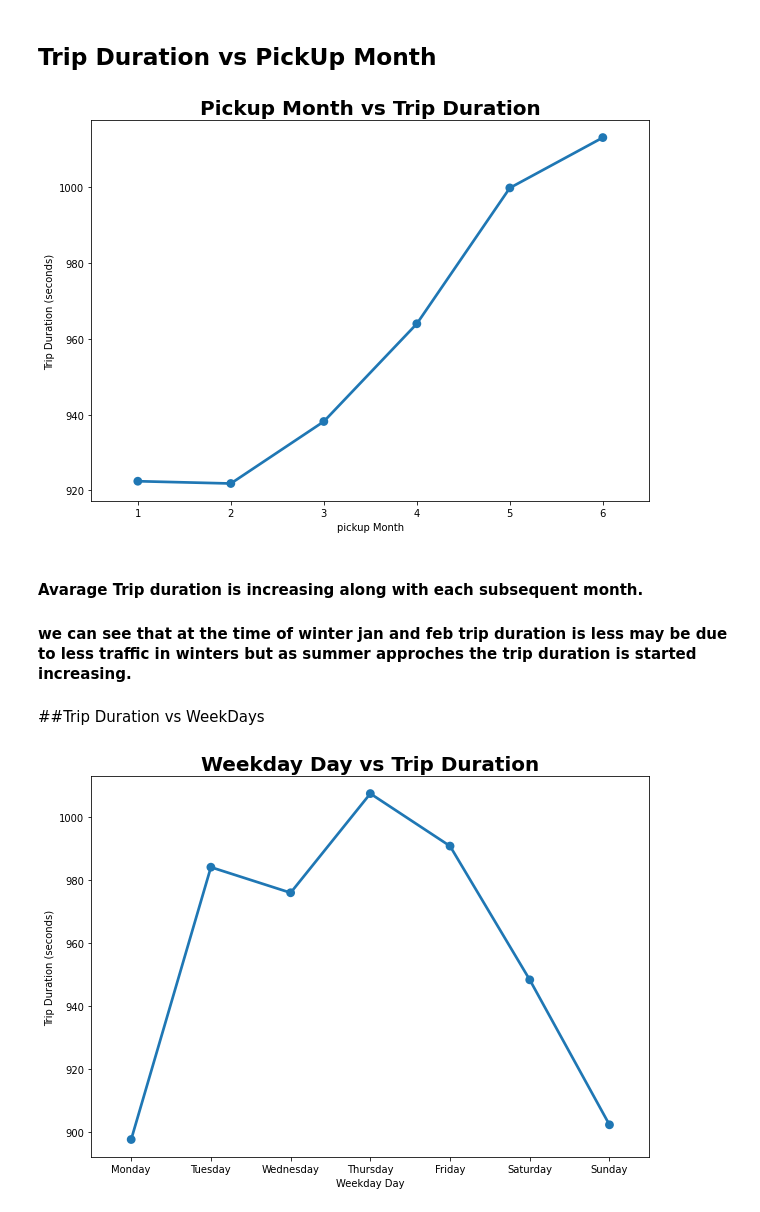
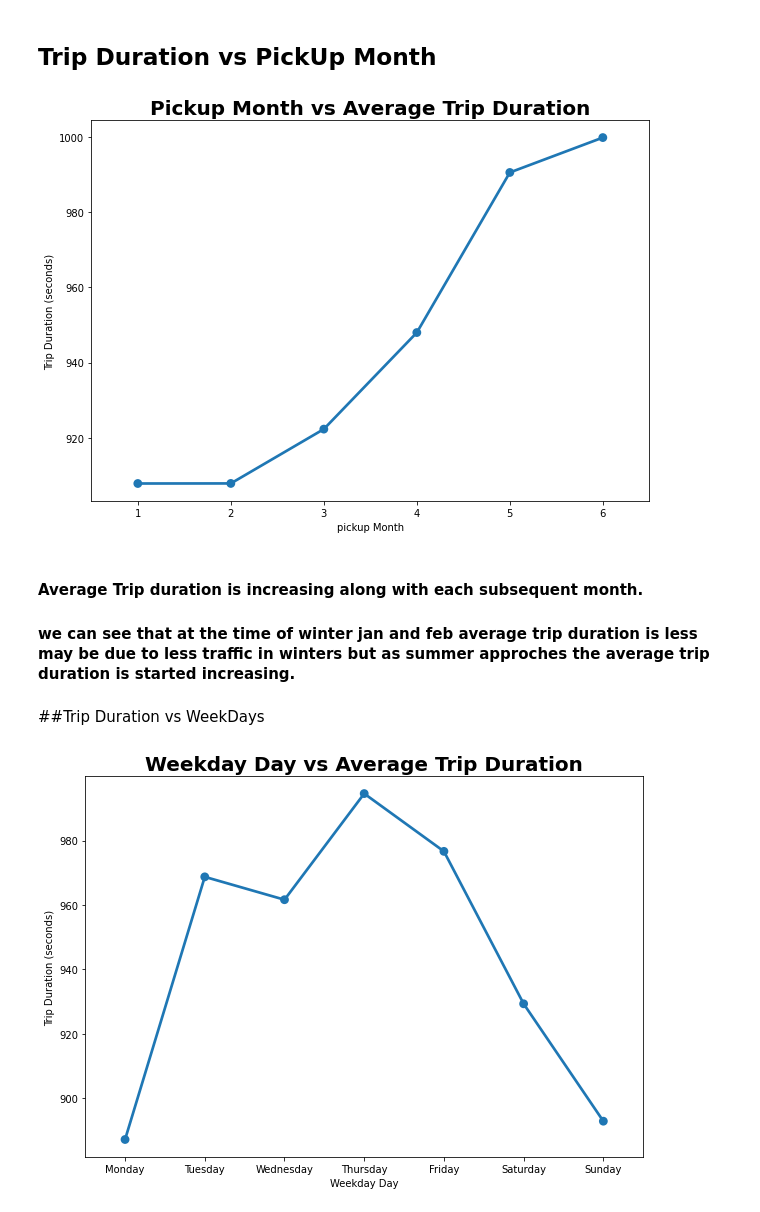
Before and after one commit to Kishan459/NYC-Taxi-Trip-Time_prediction, a Jupyter notebook: NYC_Taxi_Trip_Time_Prediction_Capstone_Project.ipynb, the cells around one changed output. Cells and saved outputs as stored; diff of their text form; code cells hidden in the pictures.

```diff
--- a/NYC_Taxi_Trip_Time_Prediction_Capstone_Project.ipynb
+++ b/NYC_Taxi_Trip_Time_Prediction_Capstone_Project.ipynb
@@ -161,6 +161,9 @@ def calculate_distance(df):
 # %%
 # calculating distance
 df['distance'] = df.apply(lambda x : calculate_distance(x),axis=1)
+# %%
+#Calculate Speed in km/h for further insights
+df['speed'] = round((df.distance/(df.trip_duration/3600)),2)
 # %%
 df.head()
 # %% [output]
@@ -450,0 +479,3 @@ sns.boxplot(df['distance'])
+# %%
+# removing outliers
+df = df[df['speed']<=104]
@@ -537,30 +579,30 @@ plt.show()
 # %% [markdown]
 ## Trip Duration vs PickUp Month
 # %%
-# visualization of PickUp Month and avarage trip duration
+# visualization of PickUp Month and Average trip duration
 td_pm = df.groupby('pickup_month')['trip_duration'].mean()
 plt.figure(figsize=(10,7))
 sns.pointplot(td_pm.index,td_pm.values)
 plt.ylabel('Trip Duration (seconds)')
 plt.xlabel('pickup Month')
-plt.title('Pickup Month vs Trip Duration',fontsize=20,weight='bold')
+plt.title('Pickup Month vs Average Trip Duration',fontsize=20,weight='bold')
 plt.show()
 # %% [output]
-[figure, old version]
+[figure, new version]
 # %% [markdown]
-#### Avarage Trip duration is increasing along with each subsequent month.
-#### we can see that at the time of winter jan and feb trip duration is less may be due to less traffic in winters but as summer approches the trip duration is started increasing.
+#### Average Trip duration is increasing along with each subsequent month.
+#### we can see that at the time of winter jan and feb average trip duration is less may be due to less traffic in winters but as summer approches the average trip duration is started increasing.
 # %% [markdown]
 ##Trip Duration vs WeekDays
 # %%
-# visualization of weekdays and avarage trip duration
+# visualization of weekdays and Average trip duration
 td_pwd = df.groupby('weekday_day')['trip_duration'].mean()
 plt.figure(figsize=(10,7))
 sns.pointplot(td_pwd.index,td_pwd.values,order=["Monday", "Tuesday", "Wednesday", "Thursday", "Friday", "Saturday","Sunday"])
 plt.ylabel('Trip Duration (seconds)')
 plt.xlabel('Weekday Day')
-plt.title('Weekday Day vs Trip Duration',fontsize=20,weight='bold')
+plt.title('Weekday Day vs Average Trip Duration',fontsize=20,weight='bold')
 plt.show()
 # %% [output]
-[figure, old version]
+[figure, new version]
 # %% [markdown]
```
Also changed, not shown: parts of 52 cells of this notebook.
